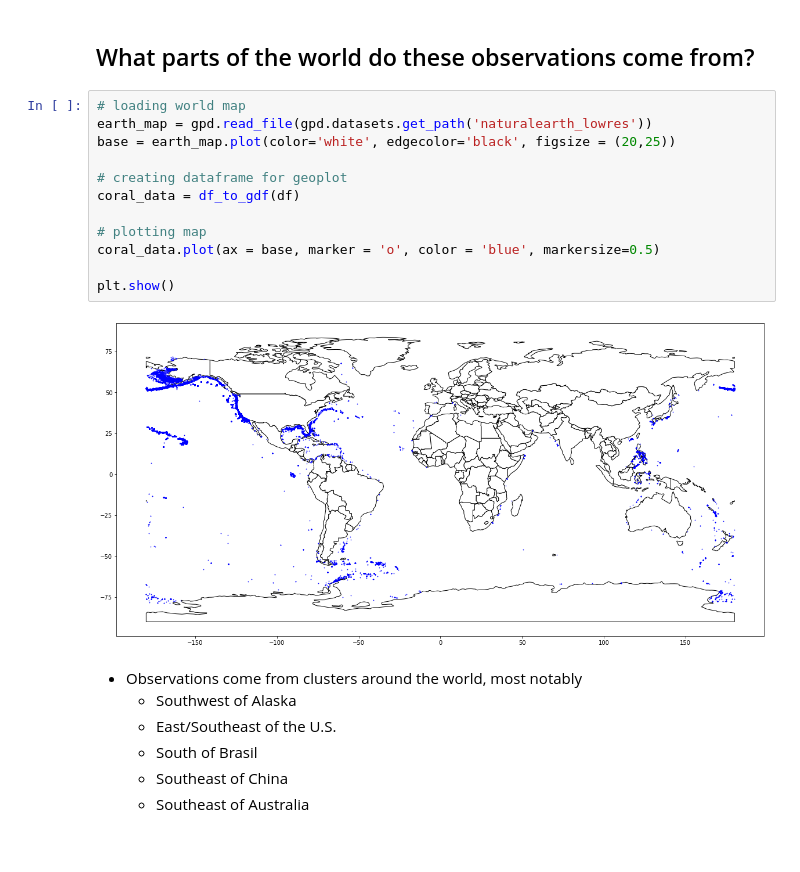
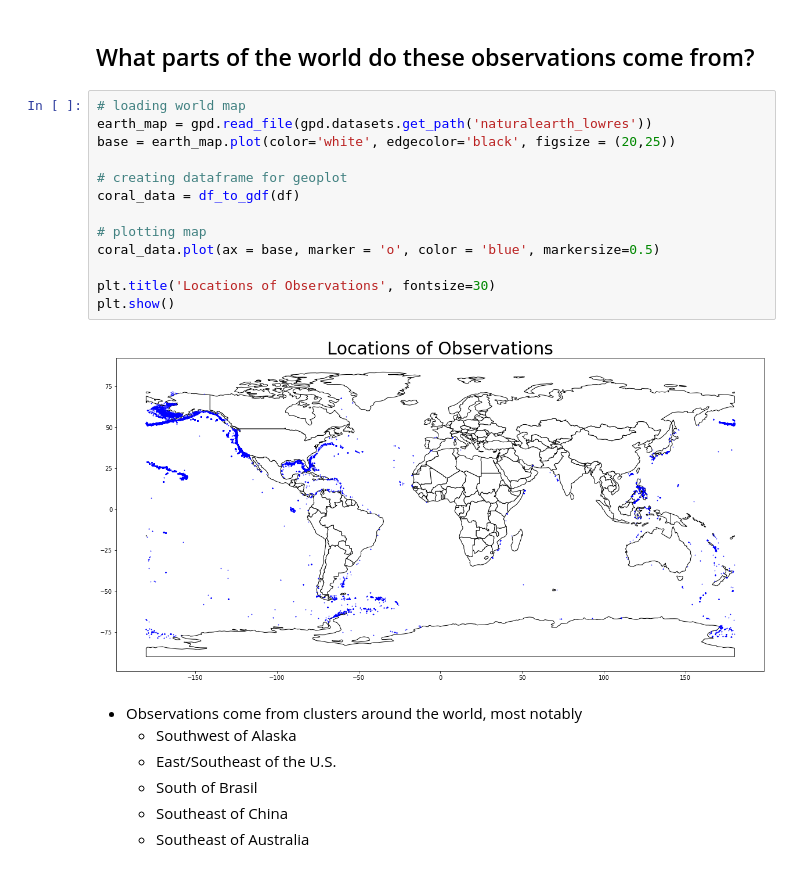
Before and after one commit to SamuelD-Data/deep_sea_corals_project, a Jupyter notebook: deep_sea_corals_project_notebook.ipynb, the cells around one changed output. Saved outputs shown, nothing was run; the diff lists cells and outputs as text.

Commit message:
updated existing plots, added plot for areas vs time periods

```diff
--- a/deep_sea_corals_project_notebook.ipynb
+++ b/deep_sea_corals_project_notebook.ipynb
@@ -150,17 +150,18 @@ def df_to_gdf(df):
 # %%
 # loading world map
 earth_map = gpd.read_file(gpd.datasets.get_path('naturalearth_lowres'))
 base = earth_map.plot(color='white', edgecolor='black', figsize = (20,25))
 
 # creating dataframe for geoplot
 coral_data = df_to_gdf(df)
 
 # plotting map
 coral_data.plot(ax = base, marker = 'o', color = 'blue', markersize=0.5)
 
+plt.title('Locations of Observations', fontsize=30)
 plt.show()
 # %% [output]
-[figure, old version]
+[figure, new version]
 # %% [markdown]
 - Observations come from clusters around the world, most notably
     - Southwest of Alaska
```
Also changed, not shown: parts of 26 cells of this notebook.
